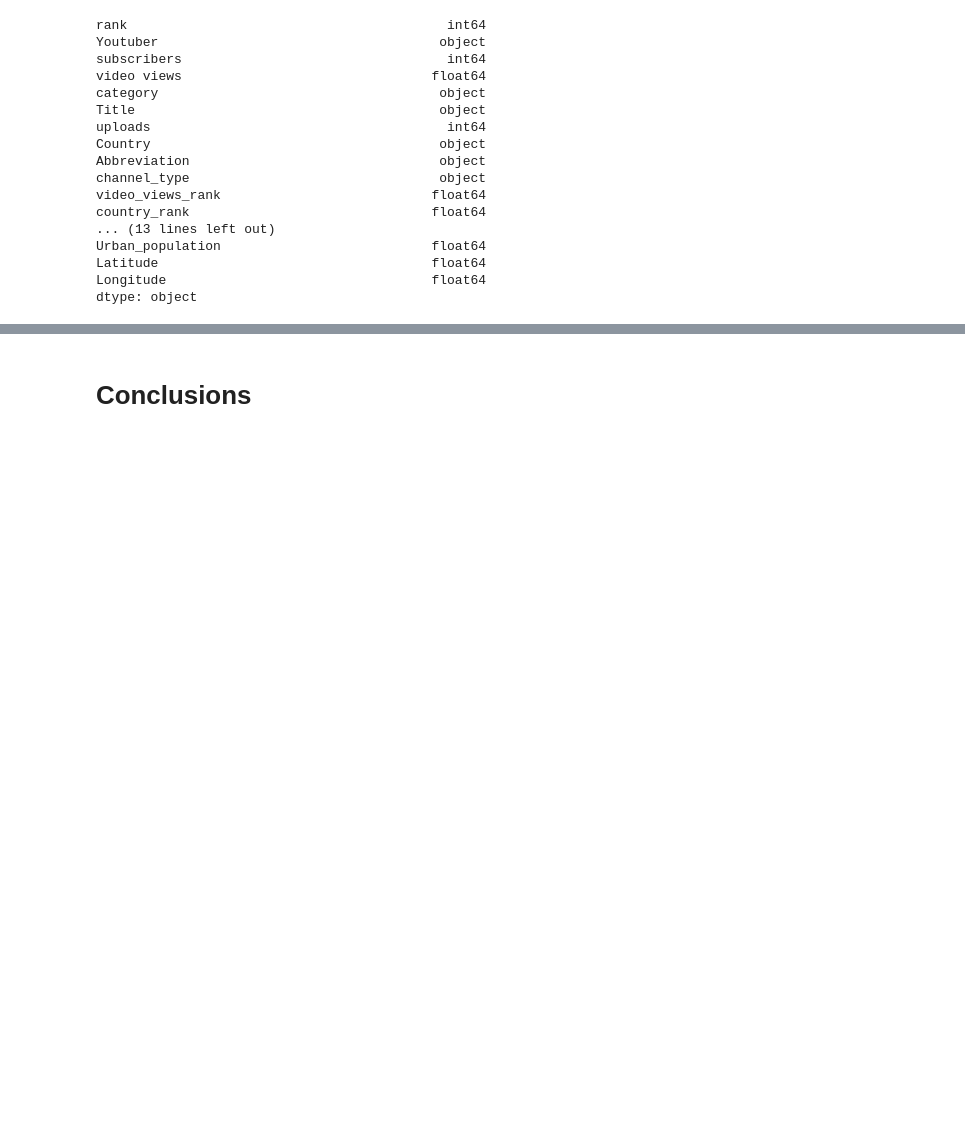
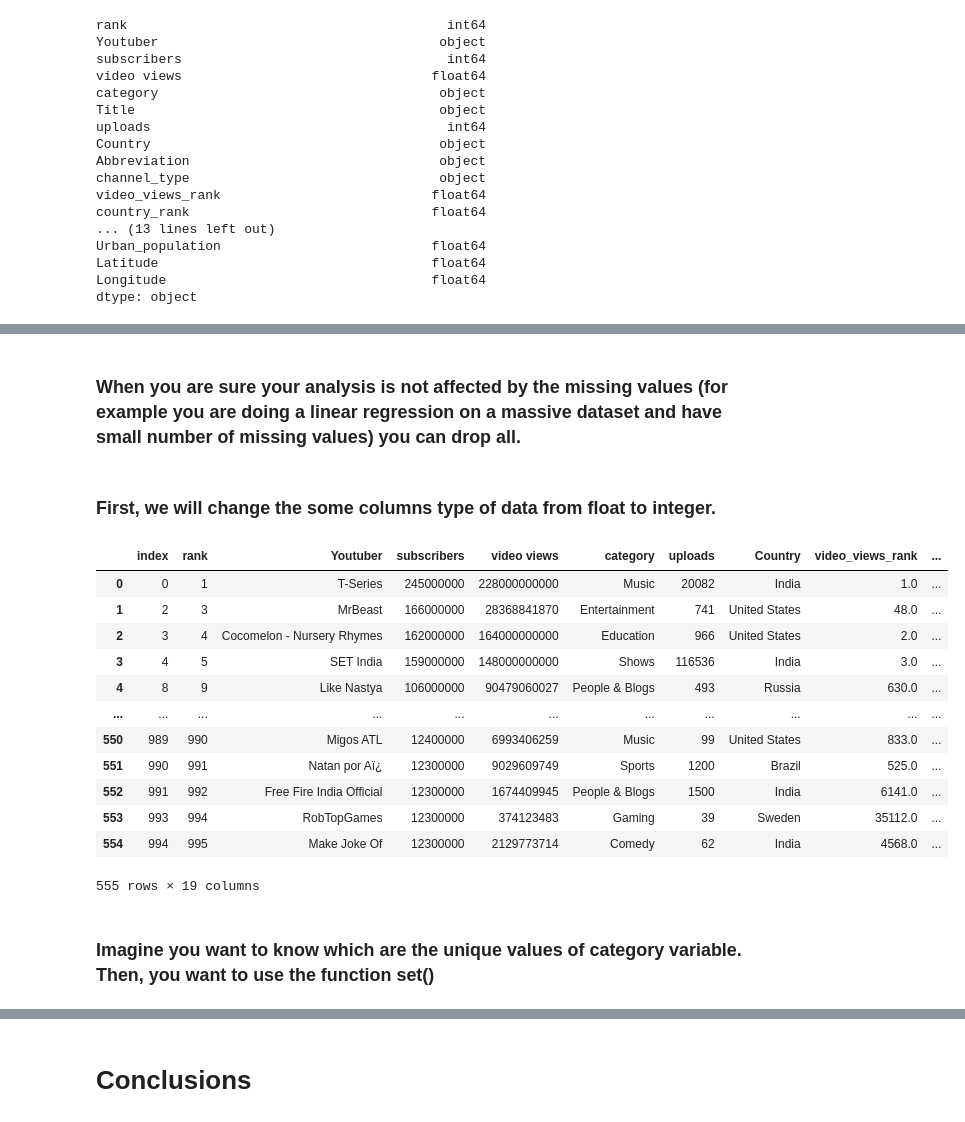
Before and after one commit to Iroyoshi/Data-Exploratory-Analysis, a Jupyter notebook: Introducción/Introducción_EDA.ipynb, the cells around one changed output, grey strips where cells are left out. Cells and saved outputs as stored; diff of their text form; code cells hidden in the pictures; blank space fills up the shorter version.

```diff
--- a/Introducción/Introducción_EDA.ipynb
+++ b/Introducción/Introducción_EDA.ipynb
@@ -180,0 +234,2 @@ youtube= pd.merge(df, categorical)
+# %% [markdown]
+### **When you are sure your analysis is not affected by the missing values (for example you are doing a linear regression on a massive dataset and have small number of missing values) you can drop all.**
@@ -180,0 +239,2 @@ youtube= pd.merge(df, categorical)
+# %% [markdown]
+### **First, we will change the some columns type of data from float to integer.**
@@ -181,3 +250,21 @@ youtube= pd.merge(df, categorical)
+# %%
+youtube
+# %% [output]
+|  | index | rank | Youtuber | subscribers | video views | category | uploads | Country | video_views_rank | ... |
+| 0 | 0 | 1 | T-Series | 245000000 | 228000000000 | Music | 20082 | India | 1.0 | ... |
+| 1 | 2 | 3 | MrBeast | 166000000 | 28368841870 | Entertainment | 741 | United States | 48.0 | ... |
+| 2 | 3 | 4 | Cocomelon - Nursery Rhymes | 162000000 | 164000000000 | Education | 966 | United States | 2.0 | ... |
+| 3 | 4 | 5 | SET India | 159000000 | 148000000000 | Shows | 116536 | India | 3.0 | ... |
+| 4 | 8 | 9 | Like Nastya | 106000000 | 90479060027 | People & Blogs | 493 | Russia | 630.0 | ... |
+| ... | ... | ... | ... | ... | ... | ... | ... | ... | ... | ... |
+| 550 | 989 | 990 | Migos ATL | 12400000 | 6993406259 | Music | 99 | United States | 833.0 | ... |
+| 551 | 990 | 991 | Natan por Aï¿ | 12300000 | 9029609749 | Sports | 1200 | Brazil | 525.0 | ... |
+| 552 | 991 | 992 | Free Fire India Official | 12300000 | 1674409945 | People & Blogs | 1500 | India | 6141.0 | ... |
+| 553 | 993 | 994 | RobTopGames | 12300000 | 374123483 | Gaming | 39 | Sweden | 35112.0 | ... |
+| 554 | 994 | 995 | Make Joke Of | 12300000 | 2129773714 | Comedy | 62 | India | 4568.0 | ... |
+555 rows × 19 columns
+# %% [markdown]
+### **Imagine you want to know which are the unique values of category variable. Then, you want to use the function set()**
 # %%
 set(youtube['category'])
 # %% [output]
```
Also changed, not shown: parts of 44 cells of this notebook.
